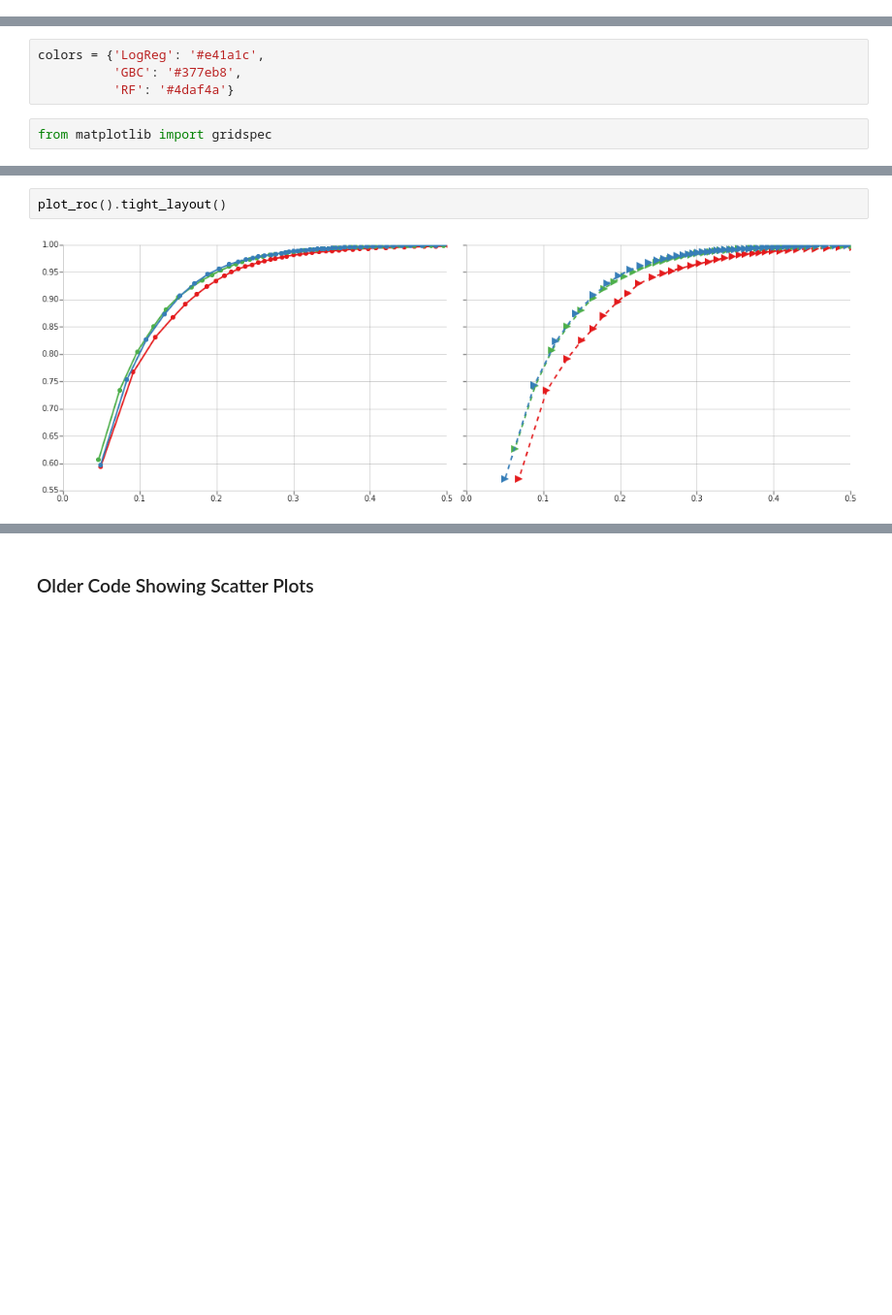
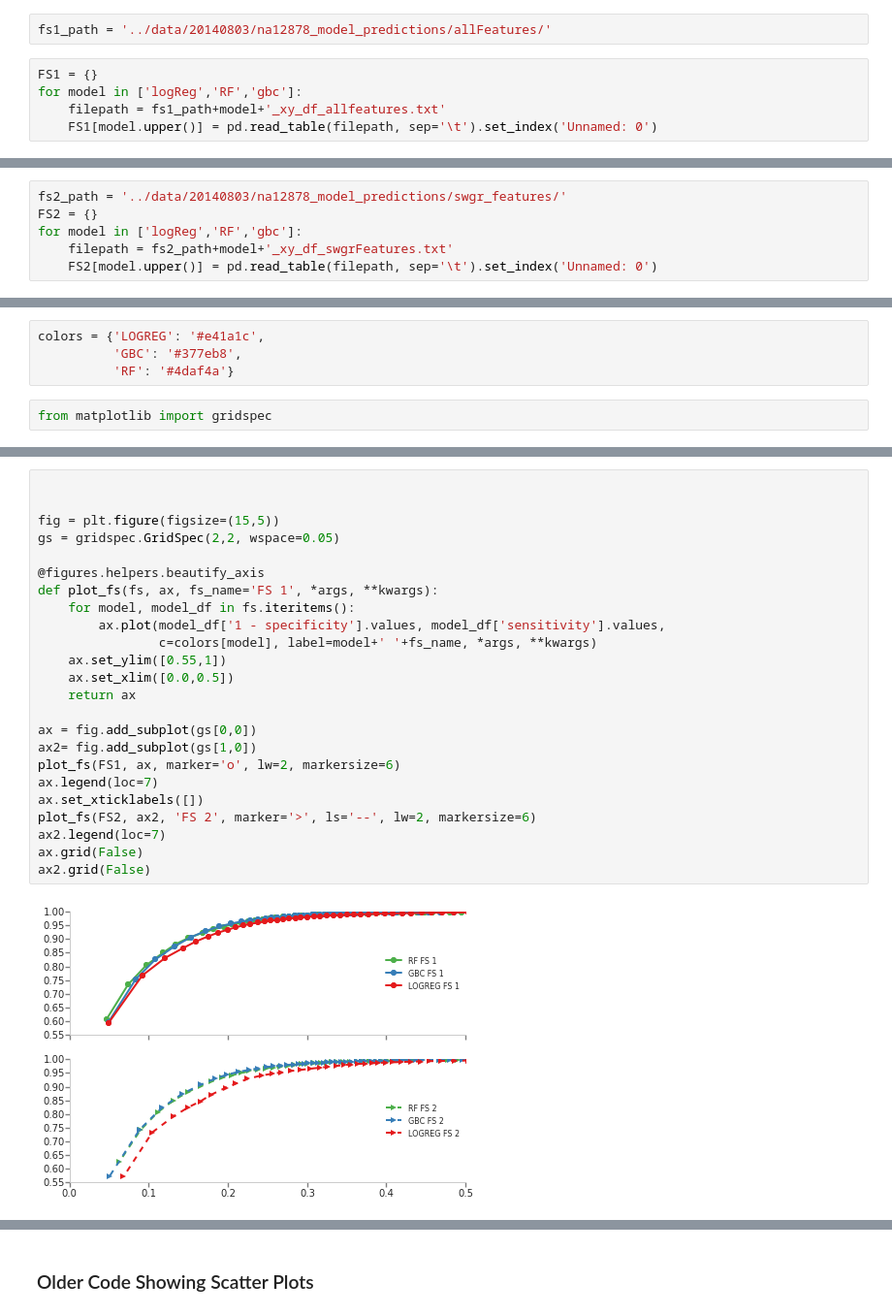
Before and after one commit to Schork-Lab/cg-classifier, a Jupyter notebook: ipynb/figure 3.ipynb, the cells around one changed output, grey strips where cells are left out. Shown: that part at 97% size. Saved outputs shown, nothing was run; the diff lists cells and outputs as text; blank space fills up the shorter version.

Commit message:
Updated figure 3 code

```diff
--- a/ipynb/figure 3.ipynb
+++ b/ipynb/figure 3.ipynb
@@ -36 +25,8 @@ GBC_xy_df_FS1.set_index('Unnamed: 0', inplace=True)
+# %%
+fs1_path = '../data/20140803/na12878_model_predictions/allFeatures/'
+# %%
+FS1 = {}
+for model in ['logReg','RF','gbc']:
+    filepath = fs1_path+model+'_xy_df_allfeatures.txt'
+    FS1[model.upper()] = pd.read_table(filepath, sep='\t').set_index('Unnamed: 0')
 # %% [markdown]
@@ -49,3 +34,9 @@ GBC_xy_df_FS2.set_index('Unnamed: 0', inplace=True)
+# %%
+fs2_path = '../data/20140803/na12878_model_predictions/swgr_features/'
+FS2 = {}
+for model in ['logReg','RF','gbc']:
+    filepath = fs2_path+model+'_xy_df_swgrFeatures.txt'
+    FS2[model.upper()] = pd.read_table(filepath, sep='\t').set_index('Unnamed: 0')
 # %% [markdown]
 ## Figure 3
 # %%
@@ -56,6 +47,6 @@ WARNING: pylab import has clobbered these variables: ['random']
 `%matplotlib` prevents importing * from pylab and numpy
 # %%
-colors = {'LogReg': '#e41a1c',
+colors = {'LOGREG': '#e41a1c',
           'GBC': '#377eb8',
           'RF': '#4daf4a'}
 # %%
@@ -101,4 +54,26 @@ def plot_roc():
-# %%
-plot_roc().tight_layout()
-# %% [output]
-[figure, removed]
+# %%
+
+
+fig = plt.figure(figsize=(15,5))
+gs = gridspec.GridSpec(2,2, wspace=0.05)
+
+@figures.helpers.beautify_axis
+def plot_fs(fs, ax, fs_name='FS 1', *args, **kwargs):
+    for model, model_df in fs.iteritems():
+        ax.plot(model_df['1 - specificity'].values, model_df['sensitivity'].values,
+                c=colors[model], label=model+' '+fs_name, *args, **kwargs)
+    ax.set_ylim([0.55,1])
+    ax.set_xlim([0.0,0.5])
+    return ax
+
+ax = fig.add_subplot(gs[0,0])
+ax2= fig.add_subplot(gs[1,0])
+plot_fs(FS1, ax, marker='o', lw=2, markersize=6)
+ax.legend(loc=7)
+ax.set_xticklabels([])
+plot_fs(FS2, ax2, 'FS 2', marker='>', ls='--', lw=2, markersize=6)
+ax2.legend(loc=7)
+ax.grid(False)
+ax2.grid(False)
+# %% [output]
+[figure, added]
```
Also changed, not shown: parts of 7 cells of this notebook.
